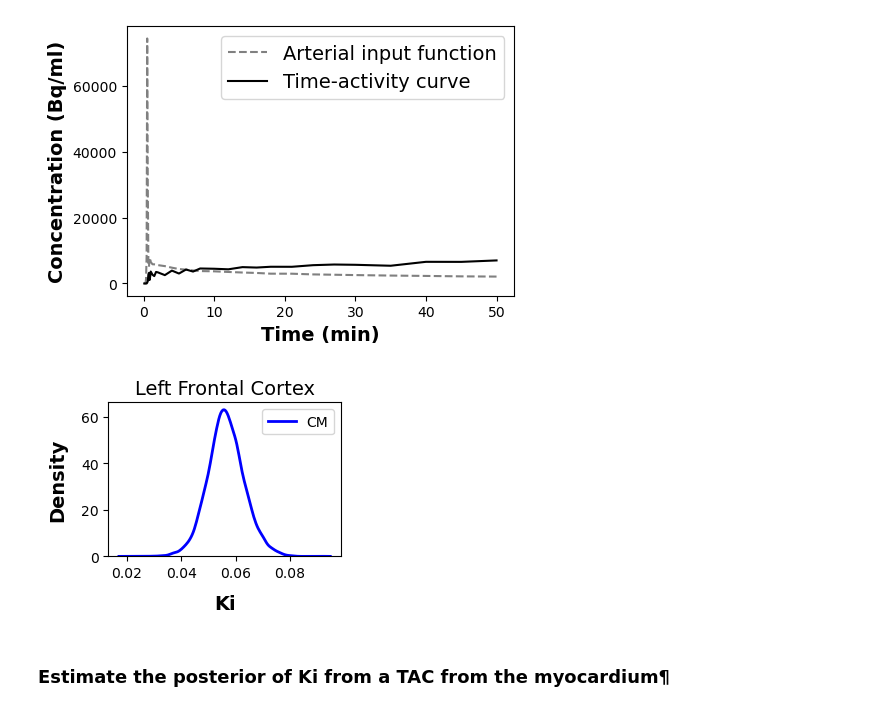
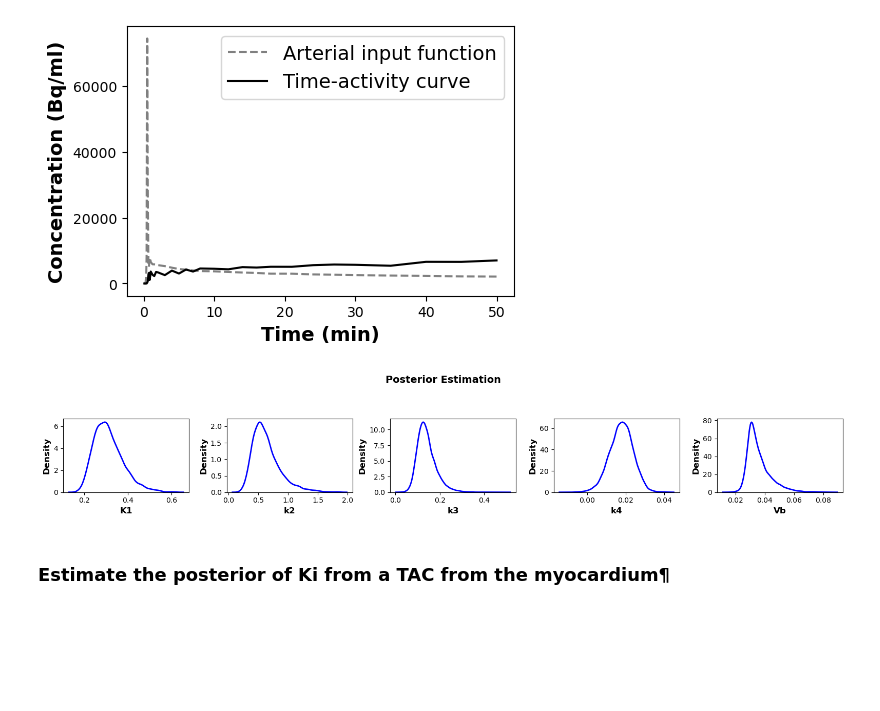
Before and after one commit to yundumbledore/PET-TRACER, a Jupyter notebook: Single_TAC_demo.ipynb, the cells around one changed output. Drawn from its saved outputs; the diff is of its cells as text; code cells hidden in the pictures; blank space fills up the shorter version.

```diff
--- a/Single_TAC_demo.ipynb
+++ b/Single_TAC_demo.ipynb
@@ -21,10 +21,10 @@ plot_TAC(data_path)
 # %%
 parameter_name = 'Ki'
 title = 'Left Frontal Cortex'
-Ki = demo_single_TAC(model, device, data_path)
-plot_posterior(title, parameter_name, Ki)
+Samples = demo_single_TAC(model, device, data_path)
+plot_posterior(Samples)
 # %% [output]
-[figure, old version]
+[figure, new version]
 # %% [markdown]
 ### Estimate the posterior of Ki from a TAC from the myocardium¶
 # %%
```
Also changed, not shown: parts of 2 cells of this notebook, 2 other files.
